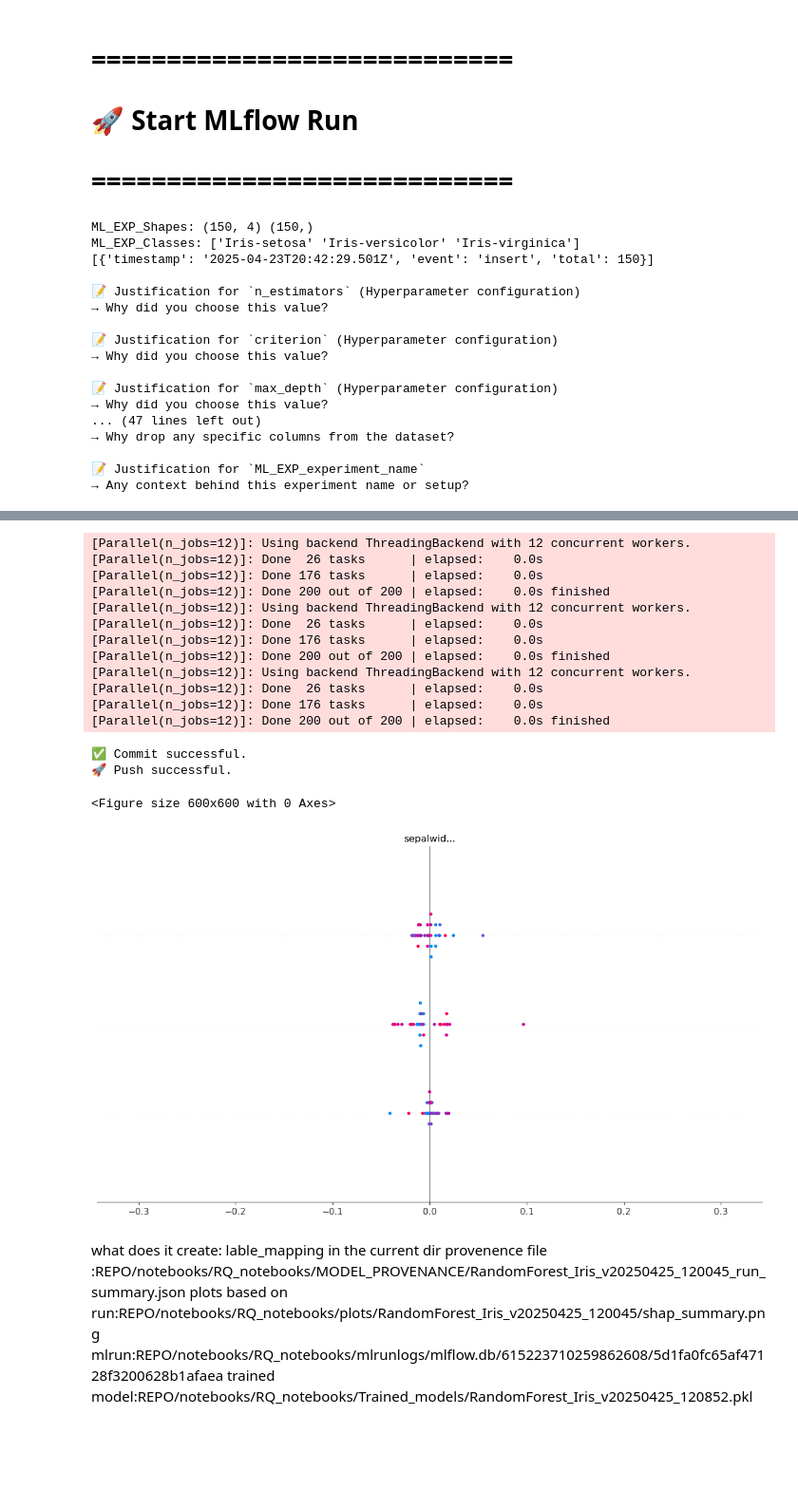
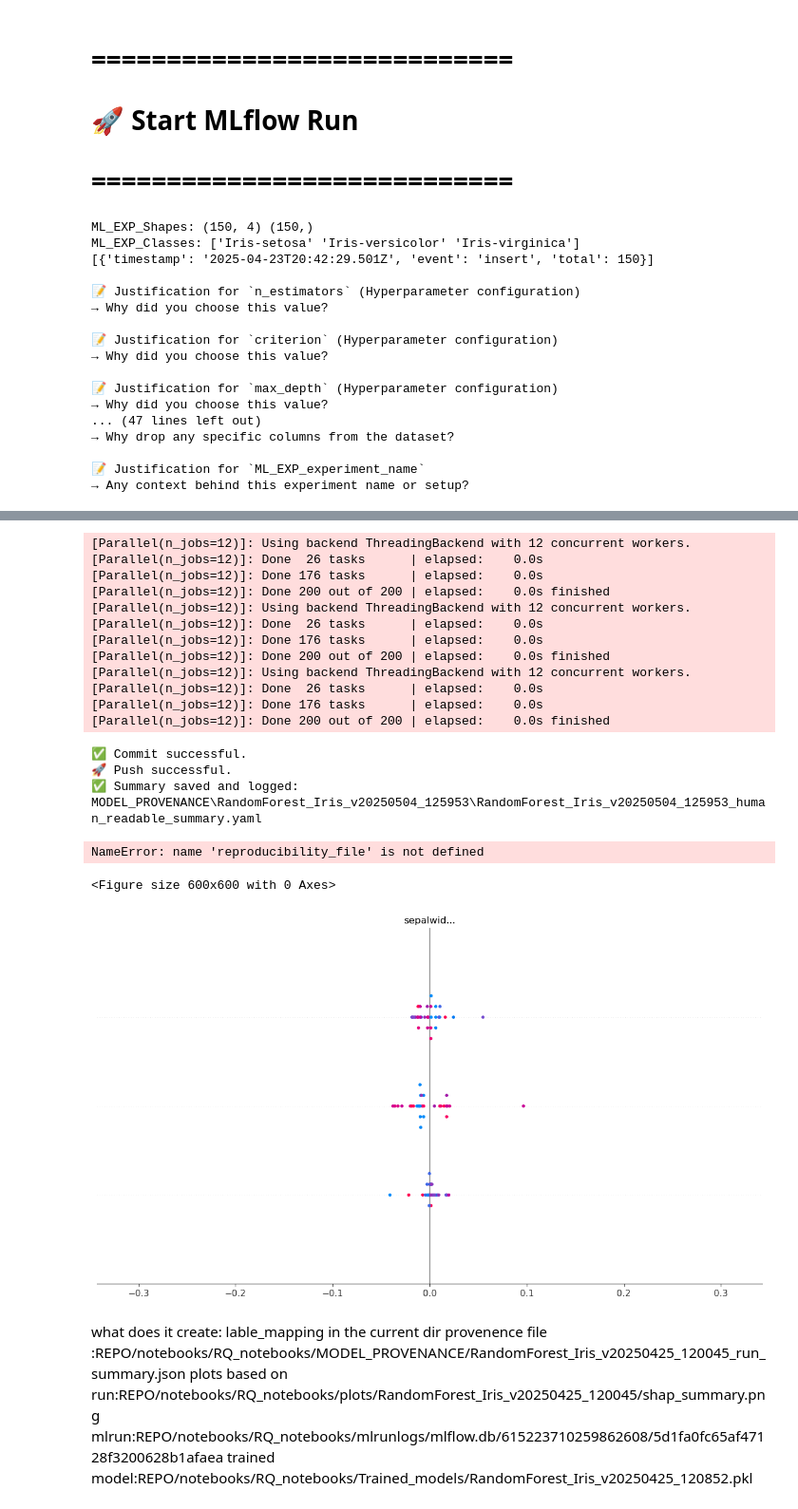
Before and after one commit to reema-dass26/REPO, a Jupyter notebook: notebooks/RQ_notebooks/RQ1_2_4.ipynb, the cells around one changed output, grey strips where cells are left out. Shown at 95% size. Saved outputs shown, nothing was run; the diff lists cells and outputs as text; code cells hidden in the pictures; blank space fills up the shorter version.

Commit message:
Auto commit after successful training

```diff
--- a/notebooks/RQ_notebooks/RQ1_2_4.ipynb
+++ b/notebooks/RQ_notebooks/RQ1_2_4.ipynb
@@ -1185,11 +1196,29 @@ with mlflow.start_run() as run:
     # 1) Determine notebook directory (where your .ipynb lives)
     notebook_dir = os.getcwd()
 
-    yaml_path = save_and_log_yaml_summary(model_name, summary)
-    print(f"✅ Summary saved and logged: {yaml_path}")
-    mlflow.log_artifact(reproducibility_file, artifact_path=yaml_path)
 
-    # ✅ Create a subdirectory inside MODEL_PROVENANCE for the model
+
+
+    repro_yaml_path = generate_reproducibility_yaml(
+    model_name=model_name,
+    dataset_name="Iris",
+    dataset_version="1.0.0",
+    hyperparams=ML_EXP_hyperparams,
+    metrics={
+        "accuracy": acc,
+        "f1_macro": f1,
+        "precision_macro": prec,
+        "recall_macro": rec,
+        "roc_auc": auc
+    },
+    git_commit=sha,
+    run_id=run.info.run_id
+)
+
+    print("Reproducibility file saved at:", repro_yaml_path)
+
+    mlflow.log_artifact(reproducibility_file, artifact_path=repro_yaml_path)
+     # ✅ Create a subdirectory inside MODEL_PROVENANCE for the model
     summary_dir = os.path.join(os.getcwd(), "MODEL_PROVENANCE", model_name)
     os.makedirs(summary_dir, exist_ok=True)
 
@@ -1207,9 +1236,6 @@ with mlflow.start_run() as run:
     mlflow.set_tag("PROV_endedAtTime", end_time)
 
 
-
-
-
     mlflow.end_run()
 # %% [output]
 ML_EXP_Shapes: (150, 4) (150,)
@@ -1236,32 +1262,34 @@ ML_EXP_Classes: ['Iris-setosa' 'Iris-versicolor' 'Iris-virginica']
 [Parallel(n_jobs=12)]: Using backend ThreadingBackend with 12 concurrent workers.
 [Parallel(n_jobs=12)]: Done  26 tasks      | elapsed:    0.0s
 [Parallel(n_jobs=12)]: Done 176 tasks      | elapsed:    0.0s
 [Parallel(n_jobs=12)]: Done 200 out of 200 | elapsed:    0.0s finished
 [Parallel(n_jobs=12)]: Using backend ThreadingBackend with 12 concurrent workers.
 [Parallel(n_jobs=12)]: Done  26 tasks      | elapsed:    0.0s
 [Parallel(n_jobs=12)]: Done 176 tasks      | elapsed:    0.0s
 [Parallel(n_jobs=12)]: Done 200 out of 200 | elapsed:    0.0s finished
 ... (8 lines left out)
 [Parallel(n_jobs=12)]: Using backend ThreadingBackend with 12 concurrent workers.
 [Parallel(n_jobs=12)]: Done  26 tasks      | elapsed:    0.0s
 [Parallel(n_jobs=12)]: Done 176 tasks      | elapsed:    0.0s
 [Parallel(n_jobs=12)]: Done 200 out of 200 | elapsed:    0.0s finished
 [Parallel(n_jobs=12)]: Using backend ThreadingBackend with 12 concurrent workers.
 [Parallel(n_jobs=12)]: Done  26 tasks      | elapsed:    0.0s
 [Parallel(n_jobs=12)]: Done 176 tasks      | elapsed:    0.0s
 [Parallel(n_jobs=12)]: Done 200 out of 200 | elapsed:    0.0s finished
 [Parallel(n_jobs=12)]: Using backend ThreadingBackend with 12 concurrent workers.
 [Parallel(n_jobs=12)]: Done  26 tasks      | elapsed:    0.0s
 [Parallel(n_jobs=12)]: Done 176 tasks      | elapsed:    0.0s
 [Parallel(n_jobs=12)]: Done 200 out of 200 | elapsed:    0.0s finished
 [Parallel(n_jobs=12)]: Using backend ThreadingBackend with 12 concurrent workers.
 [Parallel(n_jobs=12)]: Done  26 tasks      | elapsed:    0.0s
 [Parallel(n_jobs=12)]: Done 176 tasks      | elapsed:    0.0s
 [Parallel(n_jobs=12)]: Done 200 out of 200 | elapsed:    0.0s finished
 ✅ Commit successful.
 🚀 Push successful.
+✅ Summary saved and logged: MODEL_PROVENANCE\RandomForest_Iris_v20250504_125953\RandomForest_Iris_v20250504_125953_human_readable_summary.yaml
-<Figure size 600x600 with 0 Axes>
+NameError: name 'reproducibility_file' is not defined
+<Figure size 600x600 with 0 Axes>
-[figure, old version]
+[figure, new version]
 # %% [markdown]
 what does it create:
 lable_mapping in the current dir
```
Also changed, not shown: parts of 2 cells of this notebook, 12 other files.
